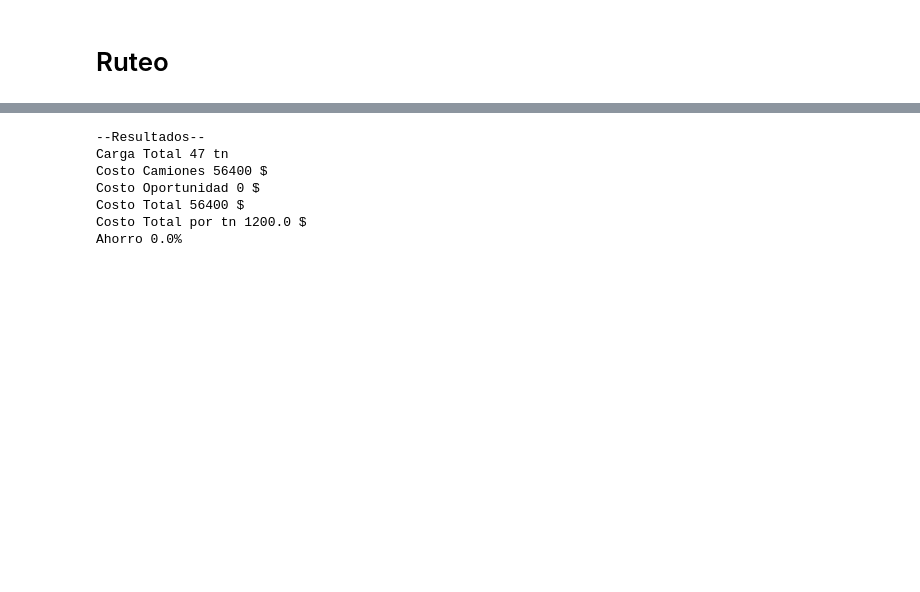
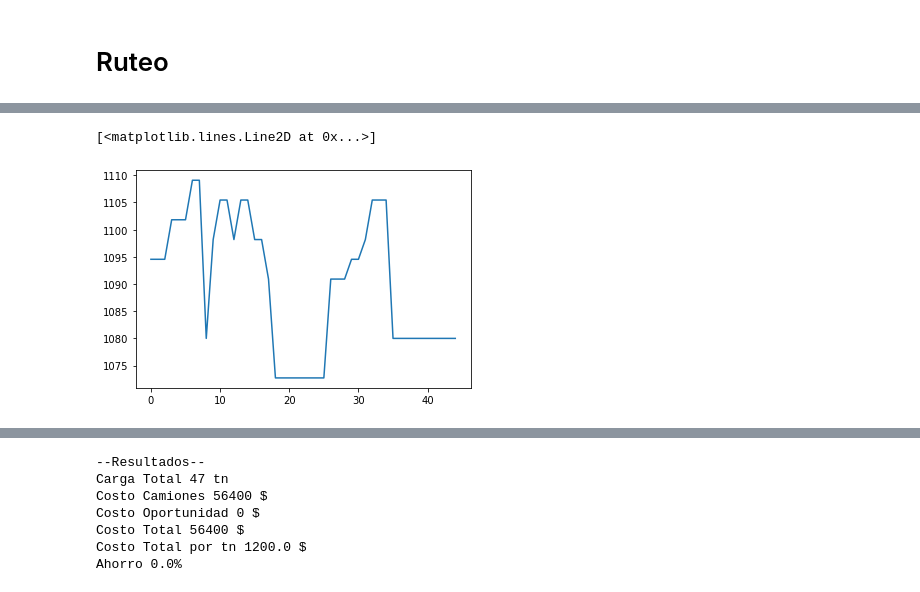
Before and after one commit to JuanCruzC97/ope3-logistica, a Jupyter notebook: 2.0-demo.ipynb, the cells around one changed output, grey strips where cells are left out. Drawn from its saved outputs; the diff is of its cells as text; code cells hidden in the pictures; blank space fills up the shorter version.

```diff
--- a/2.0-demo.ipynb
+++ b/2.0-demo.ipynb
@@ -114 +85,3 @@ ruteo.get_pedidos()
+# %%
+ruteo = Ruteo(df_camiones, df_pedido, costo_oportunidad=3000, presupuesto=1200, random_state=42)
 # %%
@@ -165,0 +143,4 @@ Ahorro -1.06%
+# %%
+random.seed(43)
+best_sol, history = sa(ruteo, t_inicial=10, t_final=1, k=1, iters=10, prob=1)
+#best_sol, history = ls_by_time(ruteo, n_vecinos=500, max_time=30, prob=0.5)
@@ -165,0 +157,5 @@ Ahorro -1.06%
+# %%
+plt.plot(history["history_actual"])
+# %% [output]
+[<matplotlib.lines.Line2D at 0x...>]
+[figure, added]
```
Also changed, not shown: parts of 14 cells of this notebook, 2 other files.
